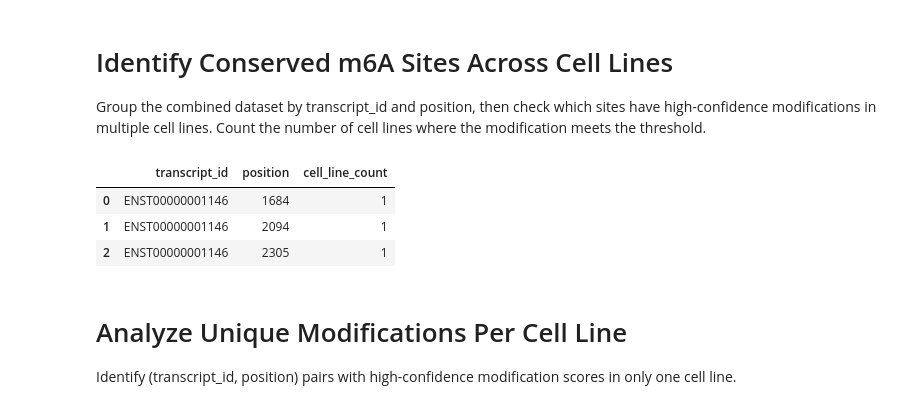
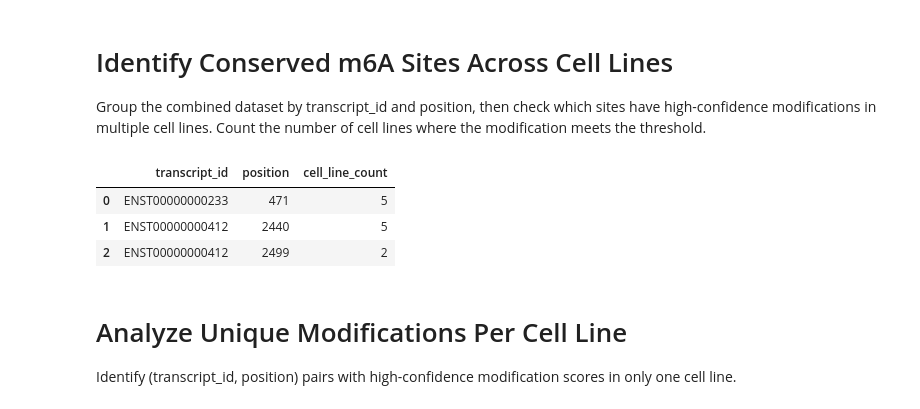
Before and after one commit to okk15y/DSA4262, a Jupyter notebook: src/latest visualization.ipynb, the cells around one changed output. Cells and saved outputs as stored; diff of their text form; code cells hidden in the pictures.

```diff
--- a/src/latest visualization.ipynb
+++ b/src/latest visualization.ipynb
@@ -173,22 +302,30 @@ high_confidence_sites.head(3)
 # Identify Conserved m6A Sites Across Cell Lines
 Group the combined dataset by transcript_id and position, then check which sites have high-confidence modifications in multiple cell lines. Count the number of cell lines where the modification meets the threshold.
 # %%
+daf = pd.read_csv('../data/predictions/combined_predictions_grouped.csv')
+
+# Set the threshold
+threshold = 0.8
+
+# Filter the data based on the threshold
+high_confidence_sites = daf[daf['prediction'] >= threshold]
+
 # Group the combined dataset by transcript_id and position
 grouped_data = high_confidence_sites.groupby(['transcript_id', 'position'])
 
 # Count the number of cell lines where the modification meets the threshold
 conserved_sites = grouped_data['cell_line'].nunique().reset_index()
 
 # Rename the columns for clarity
 conserved_sites.columns = ['transcript_id', 'position', 'cell_line_count']
 
 # Display the first few rows of the conserved sites
 conserved_sites.head(3)
 # %% [output]
 |  | transcript_id | position | cell_line_count |
-| 0 | ENST00000001146 | 1684 | 1 |
-| 1 | ENST00000001146 | 2094 | 1 |
-| 2 | ENST00000001146 | 2305 | 1 |
+| 0 | ENST00000000233 | 471 | 5 |
+| 1 | ENST00000000412 | 2440 | 5 |
+| 2 | ENST00000000412 | 2499 | 2 |
 # %% [markdown]
 # Analyze Unique Modifications Per Cell Line
 Identify (transcript_id, position) pairs with high-confidence modification scores in only one cell line.
```
Also changed, not shown: parts of 22 cells of this notebook, 2 other files.
